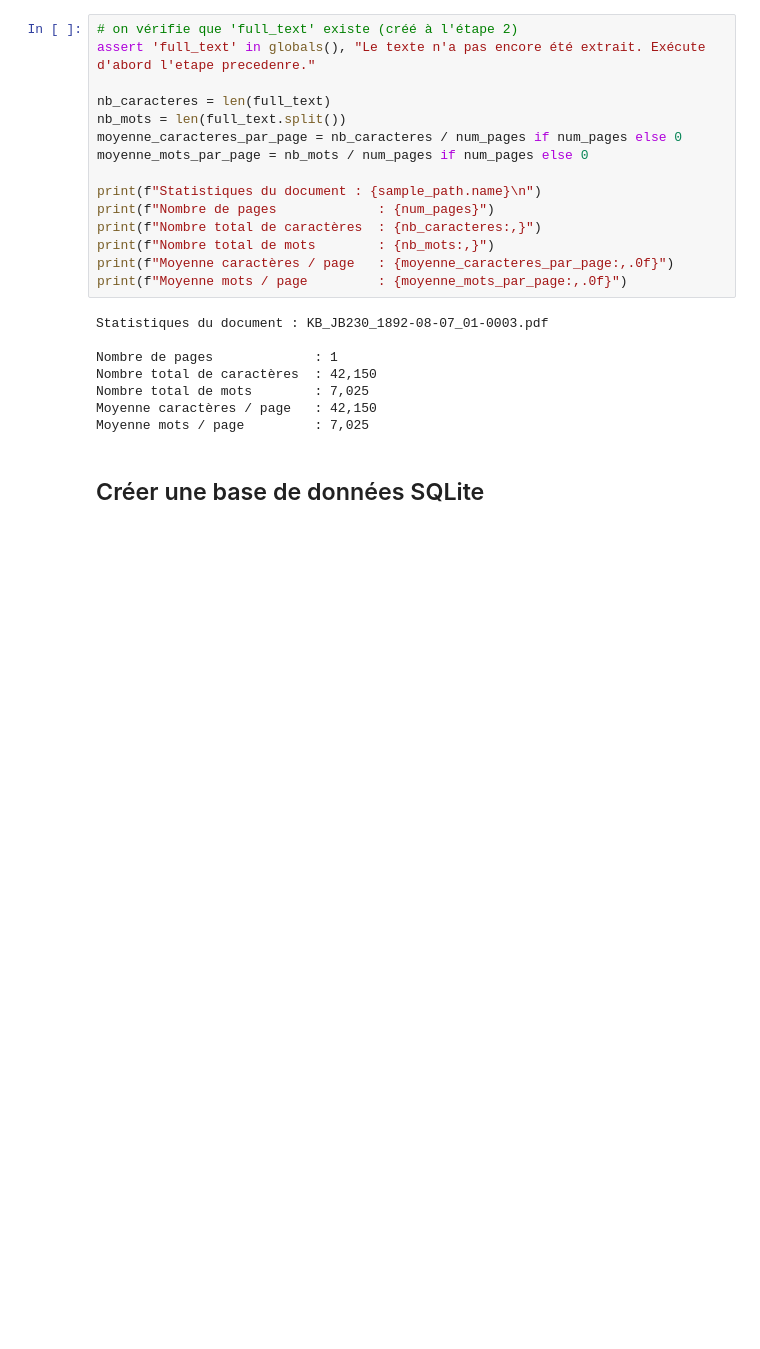
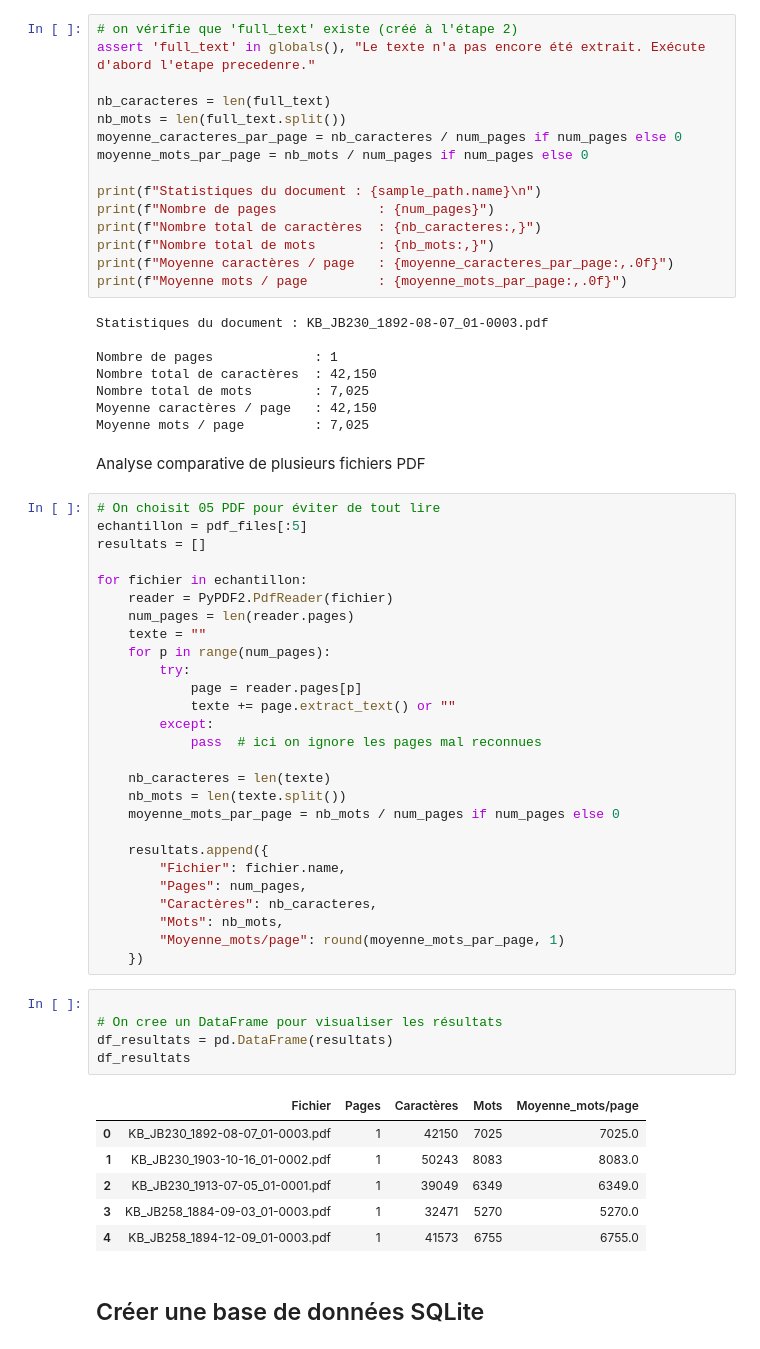
Before and after one commit to ArmelFopa/Projet_TAC_1, a Jupyter notebook: tps/tp1/s1_sql.ipynb, the cells around one changed output. Drawn from its saved outputs; the diff is of its cells as text; blank space fills up the shorter version.

Commit message:
Analyse comparative de quelques fichier PDF

```diff
--- a/tps/tp1/s1_sql.ipynb
+++ b/tps/tp1/s1_sql.ipynb
@@ -108,6 +108,47 @@ Nombre total de caractères  : 42,150
 Nombre total de mots        : 7,025
 Moyenne caractères / page   : 42,150
 Moyenne mots / page         : 7,025
+# %% [markdown]
+Analyse comparative de plusieurs fichiers PDF
+# %%
+# On choisit 05 PDF pour éviter de tout lire
+echantillon = pdf_files[:5]
+resultats = []
+
+for fichier in echantillon:
+    reader = PyPDF2.PdfReader(fichier)
+    num_pages = len(reader.pages)
+    texte = ""
+    for p in range(num_pages):
+        try:
+            page = reader.pages[p]
+            texte += page.extract_text() or ""
+        except:
+            pass  # ici on ignore les pages mal reconnues
+
+    nb_caracteres = len(texte)
+    nb_mots = len(texte.split())
+    moyenne_mots_par_page = nb_mots / num_pages if num_pages else 0
+
+    resultats.append({
+        "Fichier": fichier.name,
+        "Pages": num_pages,
+        "Caractères": nb_caracteres,
+        "Mots": nb_mots,
+        "Moyenne_mots/page": round(moyenne_mots_par_page, 1)
+    })
+# %%
+
+# On cree un DataFrame pour visualiser les résultats
+df_resultats = pd.DataFrame(resultats)
+df_resultats
+# %% [output]
+|  | Fichier | Pages | Caractères | Mots | Moyenne_mots/page |
+| 0 | KB_JB230_1892-08-07_01-0003.pdf | 1 | 42150 | 7025 | 7025.0 |
+| 1 | KB_JB230_1903-10-16_01-0002.pdf | 1 | 50243 | 8083 | 8083.0 |
+| 2 | KB_JB230_1913-07-05_01-0001.pdf | 1 | 39049 | 6349 | 6349.0 |
+| 3 | KB_JB258_1884-09-03_01-0003.pdf | 1 | 32471 | 5270 | 5270.0 |
+| 4 | KB_JB258_1894-12-09_01-0003.pdf | 1 | 41573 | 6755 | 6755.0 |
 # %% [markdown]
 ## Créer une base de données SQLite
 # %%
```
